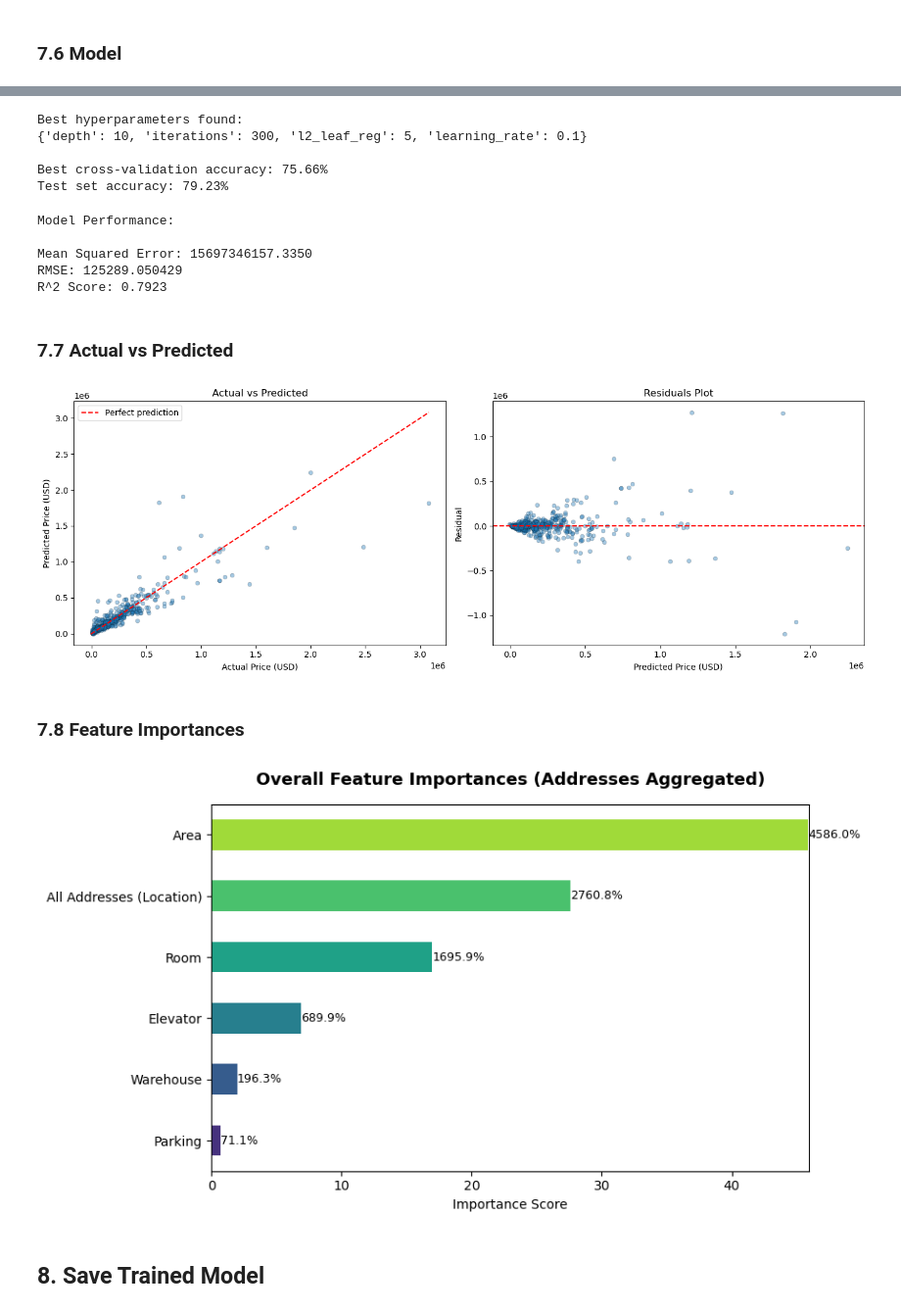
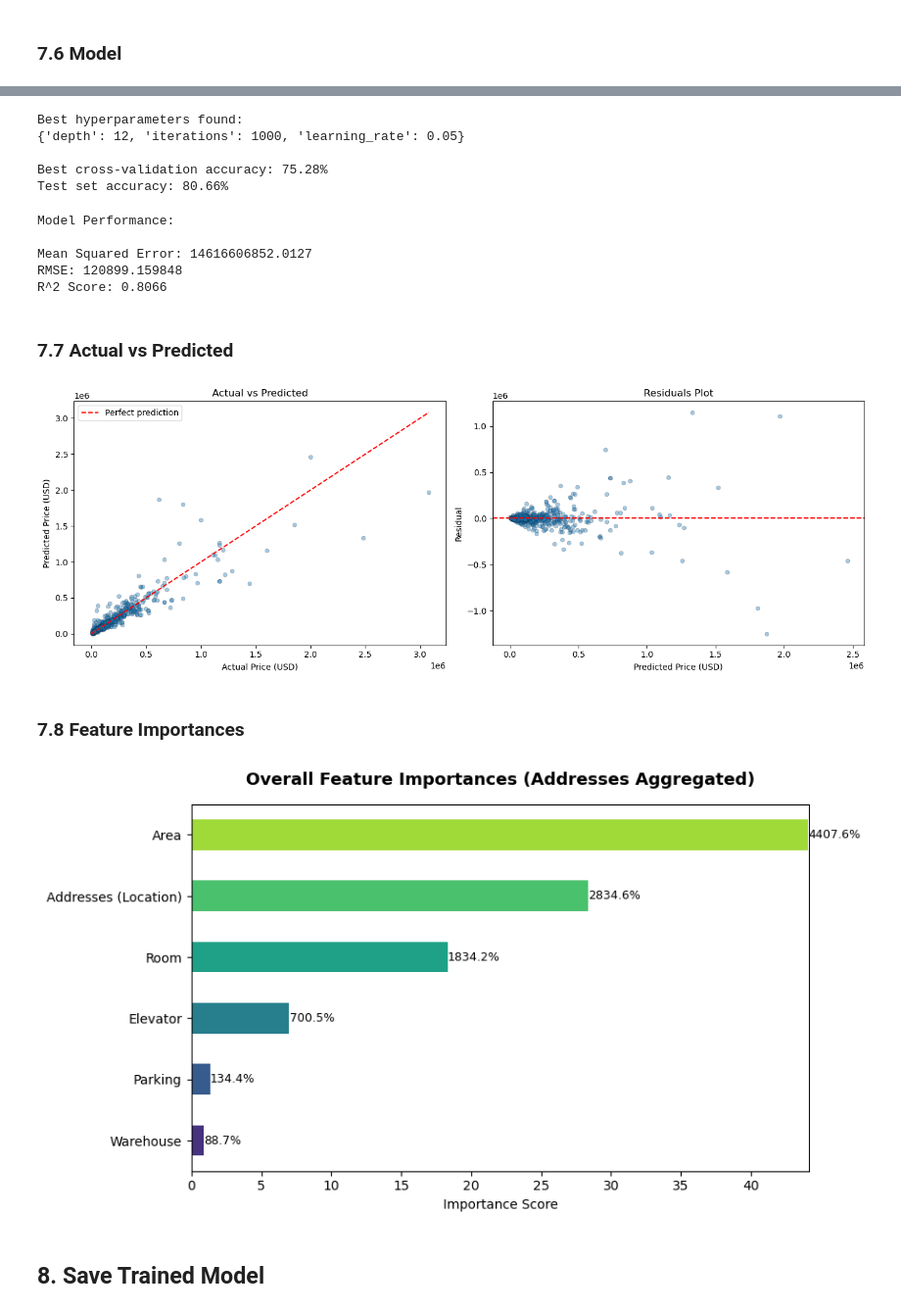
Before and after one commit to Reza-Zng/House-Price-Prediction, a Jupyter notebook: src/model.ipynb, the cells around one changed output, grey strips where cells are left out. Shown at 98% size. Saved outputs shown, nothing was run; the diff lists cells and outputs as text; code cells hidden in the pictures.

```diff
--- a/src/model.ipynb
+++ b/src/model.ipynb
@@ -317,7 +316,8 @@ MODEL_CONFIGS = {
         'params': {'n_estimators': [400]},
     },
     'CatBoostRegressor': {
-        'estimator': CatBoostRegressor(random_state=42),
+        # Set verbose=0 here to silence training output
+        'estimator': CatBoostRegressor(random_state=42, verbose=0),
         'params': {'iterations': [1000]},
     }
 }
@@ -336,7 +336,12 @@ for name, cfg in MODEL_CONFIGS.items():
         scoring='r2',
         n_jobs=-1,
     )
-    gs.fit(X_train, y_train)
+
+    # Silence CatBoost or XGBoost if they support verbose argument during fit
+    if 'CatBoost' in name:
+        gs.fit(X_train, y_train, verbose=False)
+    else:
+        gs.fit(X_train, y_train)
 
     best = gs.best_estimator_
     y_pred = best.predict(X_test)
@@ -460,10 +461,10 @@ plt.show()
 # %%
 # Define the parameter grid for tuning CatBoost
 param_grid = {
-    'iterations': [300],
-    'learning_rate': [0.05, 0.1],
-    'depth': [4, 7, 10],
-    'l2_leaf_reg': [1, 3, 5]
+    'iterations': [1000],
+    'learning_rate': [0.05],
+    'depth': [8, 10, 12],
+    # 'l2_leaf_reg': [5, 7],
 }
 
 # Set up the GridSearchCV with CatBoostRegressor
@@ -496,10 +496,10 @@ test_accuracy = best_model.score(X_test, y_test)
 print("Test set accuracy: {:.2f}%".format(test_accuracy * 100))
 # %% [output]
 Best hyperparameters found:
-{'depth': 10, 'iterations': 300, 'l2_leaf_reg': 5, 'learning_rate': 0.1}
+{'depth': 12, 'iterations': 1000, 'learning_rate': 0.05}
 
-Best cross-validation accuracy: 75.66%
-Test set accuracy: 79.23%
+Best cross-validation accuracy: 75.28%
+Test set accuracy: 80.66%
 # %%
 # Predict & Evaluate
 predictions = best_model.predict(X_test)
@@ -514,9 +514,9 @@ print(f"R^2 Score: {r2:.4f}")
 # %% [output]
 Model Performance:
 
-Mean Squared Error: 15697346157.3350
-RMSE: 125289.050429
-R^2 Score: 0.7923
+Mean Squared Error: 14616606852.0127
+RMSE: 120899.159848
+R^2 Score: 0.8066
 # %% [markdown]
 ### 7.7 Actual vs Predicted
 # %%
@@ -541,7 +541,7 @@ ax.set_title('Residuals Plot')
 
 plt.tight_layout(); plt.show()
 # %% [output]
-[figure, old version]
+[figure, new version]
 # %% [markdown]
 ### 7.8 Feature Importances
 # %%
@@ -549,35 +549,35 @@ plt.tight_layout(); plt.show()
 if hasattr(best_model, 'feature_importances_'):
     # 1. Map raw feature importances to feature names
     imp = pd.Series(best_model.feature_importances_, index=X_train.columns)
 
     # 2. Extract and sum up all one-hot encoded 'Address_' column scores
     address_mask = imp.index.str.startswith('Address_')
     total_address_importance = imp[address_mask].sum()
 
     # 3. Build a new series grouping all other numerical features + the unified Address score
     grouped_imp = imp[~address_mask].copy()
-    grouped_imp['All Addresses (Location)'] = total_address_importance
+    grouped_imp['Addresses (Location)'] = total_address_importance
 
     # Sort them for the plot
     grouped_imp = grouped_imp.sort_values(ascending=True)
 
     # 4. Plot the unified feature importances
     plt.figure(figsize=(9, 5))
     grouped_imp.plot.barh(color=sns.color_palette('viridis', len(grouped_imp)))
 
     # Add data labels inside/next to the bars for exact clarity
     for i, val in enumerate(grouped_imp.values):
         plt.text(val + 0.005, i, f"{val*100:.1f}%", va='center', fontsize=9, fontweight='medium')
 
     plt.title('Overall Feature Importances (Addresses Aggregated)', fontsize=13, fontweight='bold', pad=15)
     plt.xlabel('Importance Score')
     plt.xlim(0, max(grouped_imp.values) + 0.08)  # Leave room for text labels
     plt.tight_layout()
     plt.show()
 else:
     print("The best model does not expose feature_importances_.")
 # %% [output]
-[figure, old version]
+[figure, new version]
 # %% [markdown]
 ## 8. Save Trained Model
 # %%
```
Also changed, not shown: parts of 6 cells of this notebook, 14 other files.
